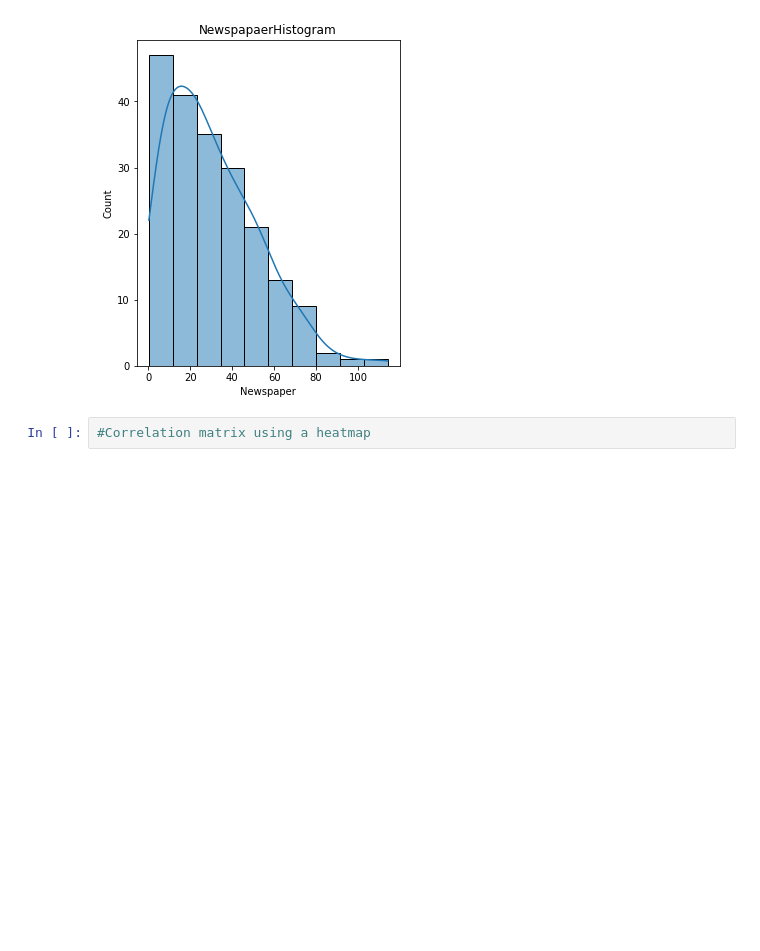
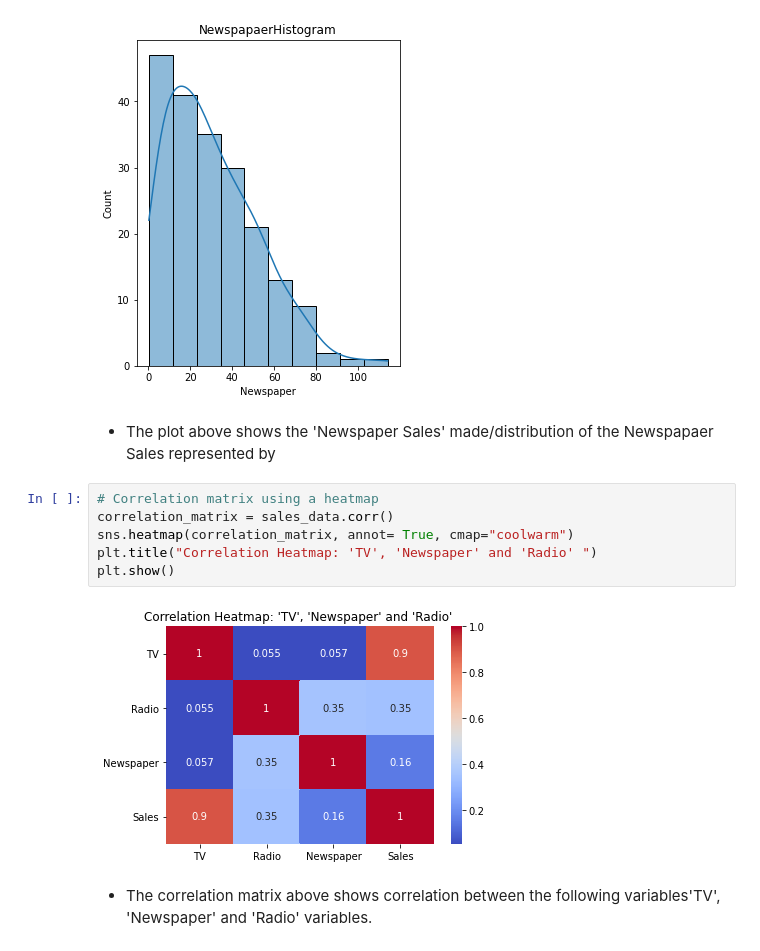
Before and after one commit to Edna722/CODSOFT_ML, a Jupyter notebook: Sales Prediction.ipynb, the cells around one changed output. Drawn from its saved outputs; the diff is of its cells as text; blank space fills up the shorter version.

```diff
--- a/Sales Prediction.ipynb
+++ b/Sales Prediction.ipynb
@@ -225,5 +231,15 @@ plt.title("NewspapaerHistogram")
 # %% [output]
 Text(0.5, 1.0, 'NewspapaerHistogram')
 [figure]
-# %%
-#Correlation matrix using a heatmap
+# %% [markdown]
+* The plot above shows the 'Newspaper Sales' made/distribution of the Newspapaer Sales represented by
+# %%
+# Correlation matrix using a heatmap
+correlation_matrix = sales_data.corr()
+sns.heatmap(correlation_matrix, annot= True, cmap="coolwarm")
+plt.title("Correlation Heatmap: 'TV', 'Newspaper' and 'Radio' ")
+plt.show()
+# %% [output]
+[figure, added]
+# %% [markdown]
+* The correlation matrix above shows correlation between the following variables'TV', 'Newspaper' and 'Radio' variables.
```
Also changed, not shown: parts of 5 cells of this notebook.
